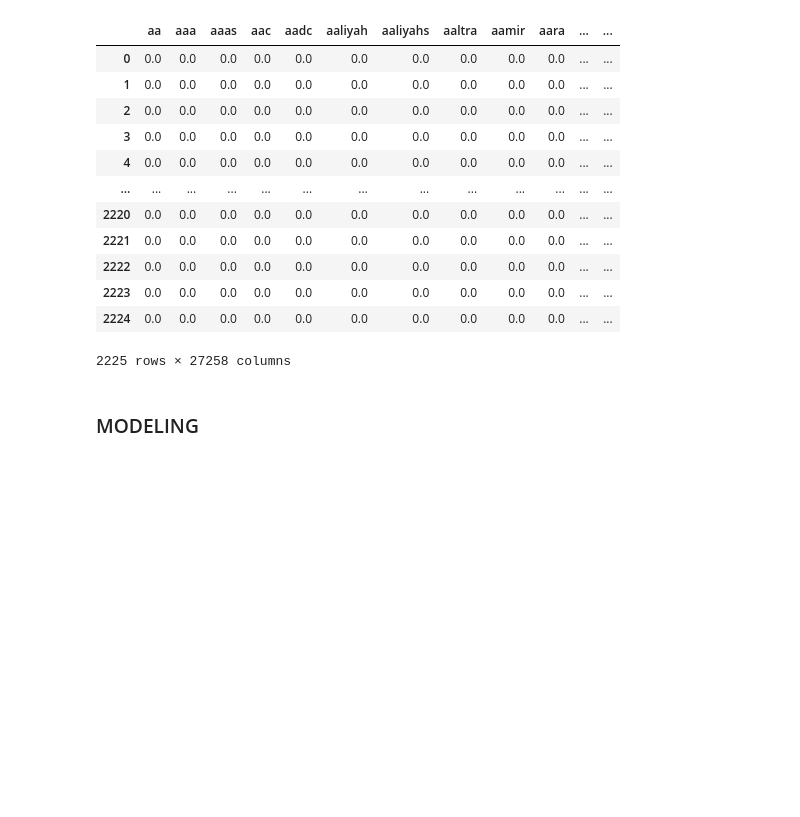
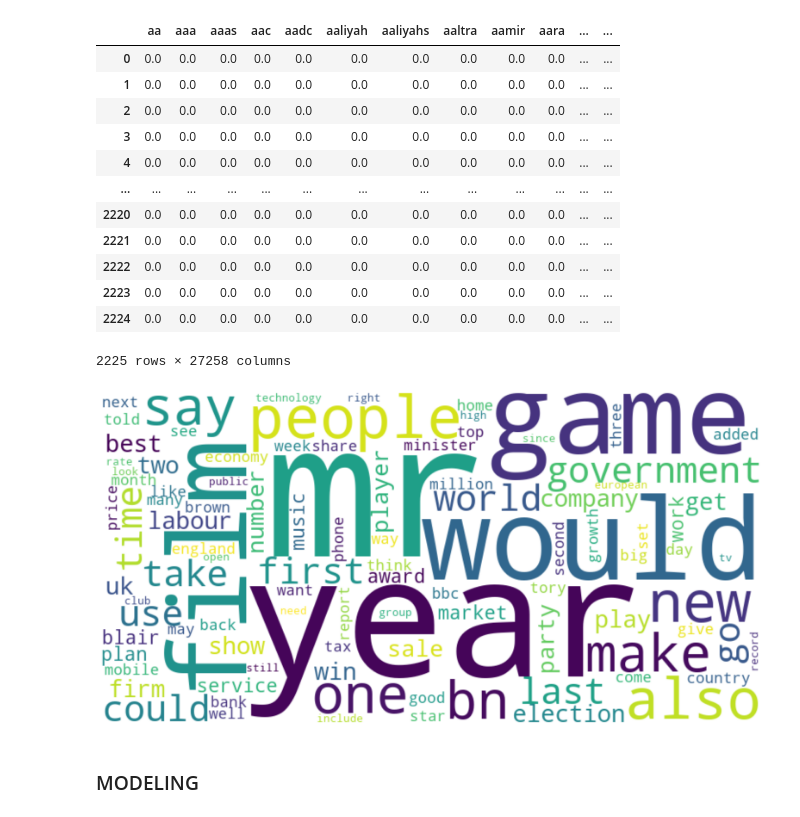
Before and after one commit to Swintabel/BBC-NEWS-CLASSIFICATION, a Jupyter notebook: TEXT CLASSIFICATION - Copy.ipynb, the cells around one changed output. Saved outputs shown, nothing was run; the diff lists cells and outputs as text; code cells hidden in the pictures; blank space fills up the shorter version.

```diff
--- a/TEXT CLASSIFICATION - Copy.ipynb
+++ b/TEXT CLASSIFICATION - Copy.ipynb
@@ -281,3 +282,32 @@ pd.DataFrame(np.round(tv_matrix, 2), columns=tv.get_feature_names_out())
 | 2223 | 0.0 | 0.0 | 0.0 | 0.0 | 0.0 | 0.0 | 0.0 | 0.0 | 0.0 | 0.0 | ... | ... |
 | 2224 | 0.0 | 0.0 | 0.0 | 0.0 | 0.0 | 0.0 | 0.0 | 0.0 | 0.0 | 0.0 | ... | ... |
 2225 rows × 27258 columns
+# %%
+from wordcloud import WordCloud
+
+# Extract the feature names (words) from the TF-IDF vectorizer
+tfidf_feature_names = tv.get_feature_names_out()
+
+# Get the average tf-idf score for each feature (word) across the entire dataset
+# Multiply the tf-idf scores (stored in the 'transform' matrix) by their corresponding feature names
+average_tfidf_scores = np.mean(tv_matrix, axis=0)
+
+# dictionary with words and their average tf-idf scores
+tfidf_scores = dict(zip(tfidf_feature_names, average_tfidf_scores))
+
+# Sort the dictionary by tf-idf score in descending order
+sorted_tfidf_scores = {k: v for k, v in sorted(tfidf_scores.items(), key=lambda item: item[1], reverse=True)}
+
+# Select the top N important words (top 100)
+top_n_words = dict(list(sorted_tfidf_scores.items())[:100])
+
+# Create the word cloud
+wordcloud = WordCloud(width=800, height=400, background_color='white').generate_from_frequencies(top_n_words)
+
+# Plot the word cloud
+plt.figure(figsize=(20, 10))
+plt.imshow(wordcloud, interpolation='bilinear')
+plt.axis('off')  # Remove axes for a cleaner look
+plt.show()
+# %% [output]
+[figure, added]
```
Also changed, not shown: parts of 10 cells of this notebook.
